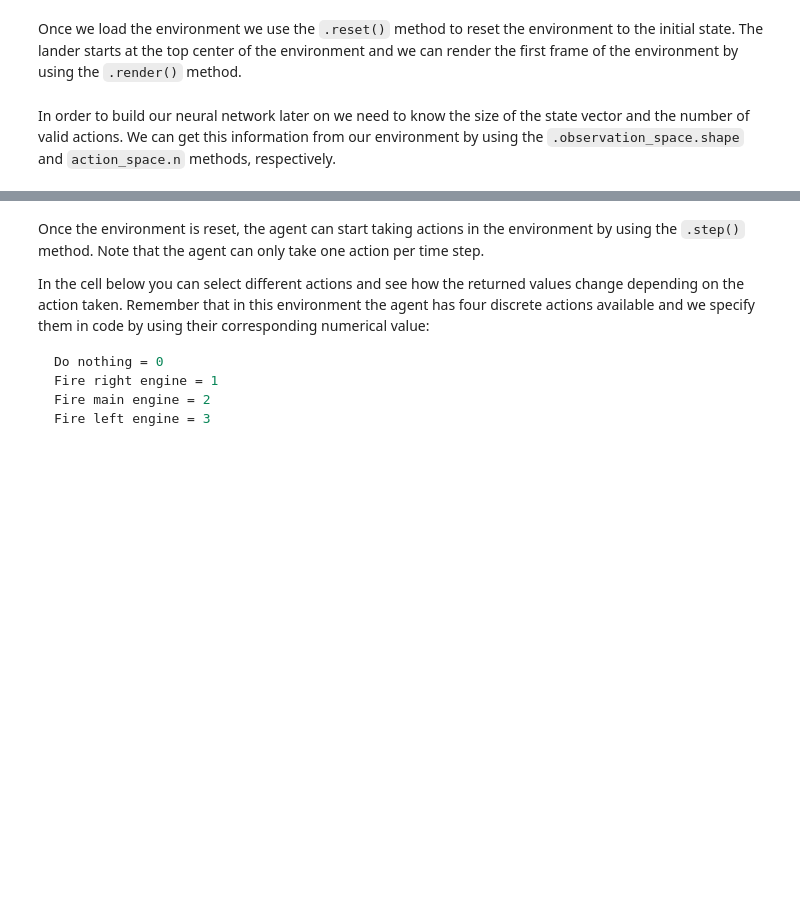
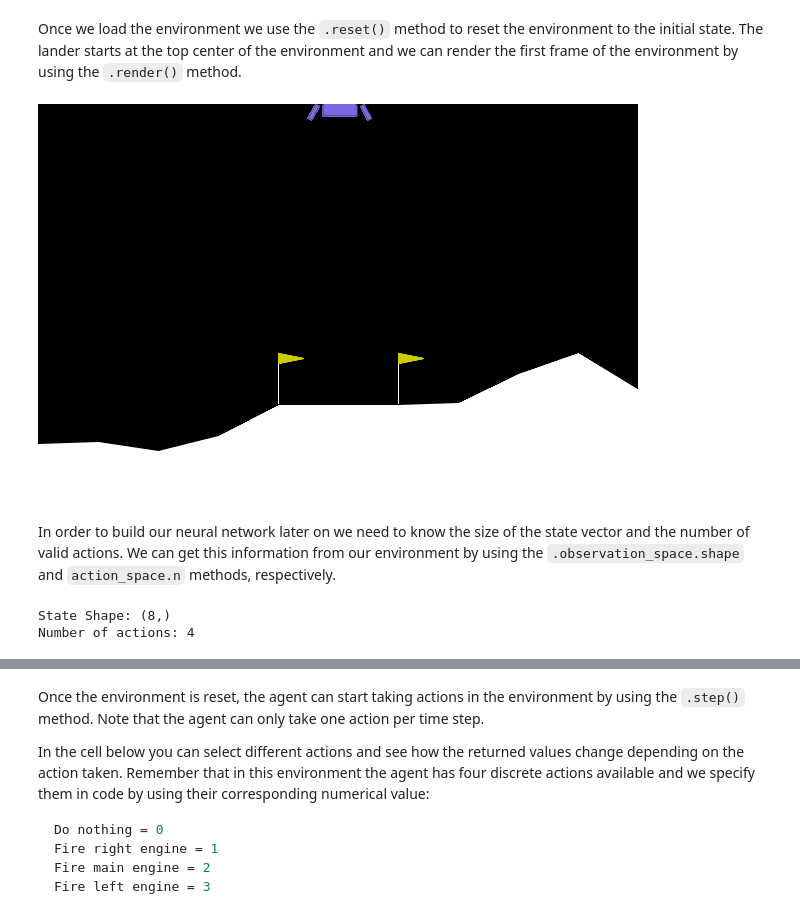
Before and after one commit to bph25/MLCoursera-Practice, a Jupyter notebook: assignments/11_deep_q_learning/assignment.ipynb, the cells around one changed output, grey strips where cells are left out. Drawn from its saved outputs; the diff is of its cells as text; code cells hidden in the pictures; blank space fills up the shorter version.

```diff
--- a/assignments/11_deep_q_learning/assignment.ipynb
+++ b/assignments/11_deep_q_learning/assignment.ipynb
@@ -157,18 +173,23 @@ We start by loading the `LunarLander-v2` environment from the `gym` library by u
 # %%
-env = gym.make('LunarLander-v2')
+env = gym.make('LunarLander-v3', render_mode='rgb_array')
 # %% [markdown]
 Once we load the environment we use the `.reset()` method to reset the environment to the initial state. The lander starts at the top center of the environment and we can render the first frame of the environment by using the `.render()` method.
 # %%
-env.reset()
-PIL.Image.fromarray(env.render(mode='rgb_array'))
+env.reset(seed=utils.SEED)
+PIL.Image.fromarray(env.render())
+# %% [output]
+[figure, added]
 # %% [markdown]
 In order to build our neural network later on we need to know the size of the state vector and the number of valid actions. We can get this information from our environment by using the `.observation_space.shape` and `action_space.n` methods, respectively.
 # %%
 state_size = env.observation_space.shape
-num_actions = env.action_space.n
+num_actions = int(env.action_space.n)  # Keras Dense requires a Python int.
 
 print('State Shape:', state_size)
 print('Number of actions:', num_actions)
+# %% [output]
+State Shape: (8,)
+Number of actions: 4
 # %% [markdown]
 <a name="5"></a>
 ## 5 - Interacting with the Gym Environment
```
Also changed, not shown: parts of 20 cells of this notebook, 2 other files.
